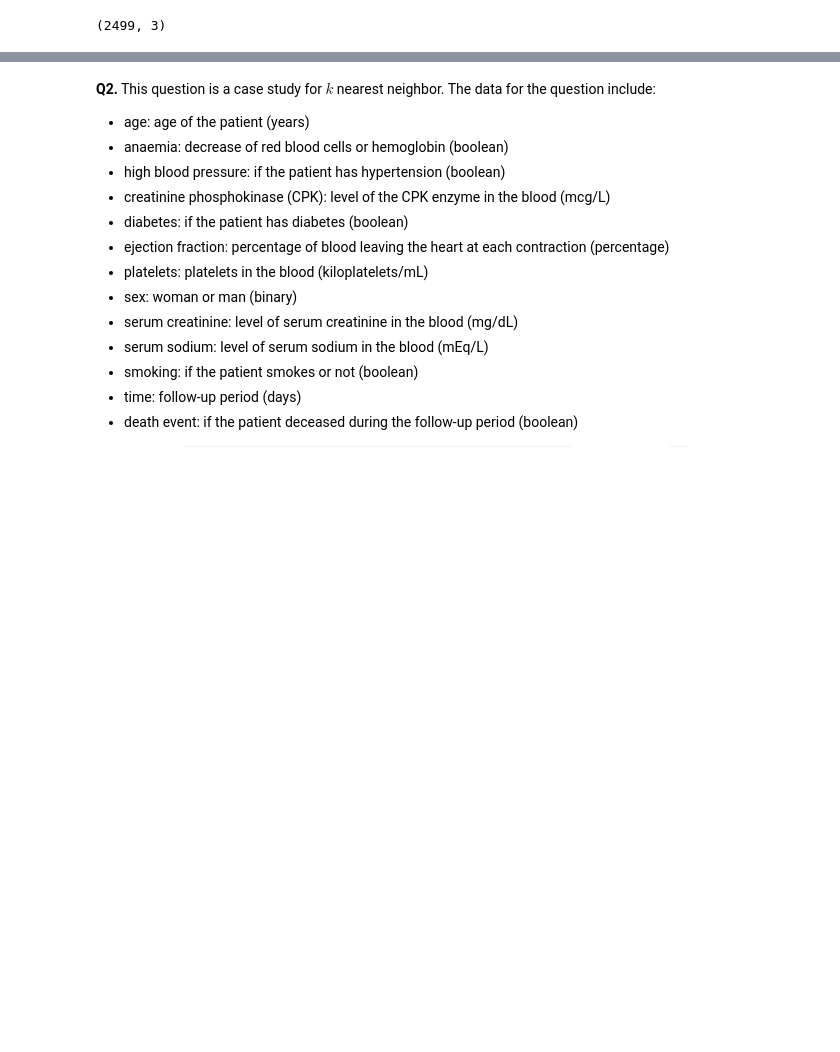
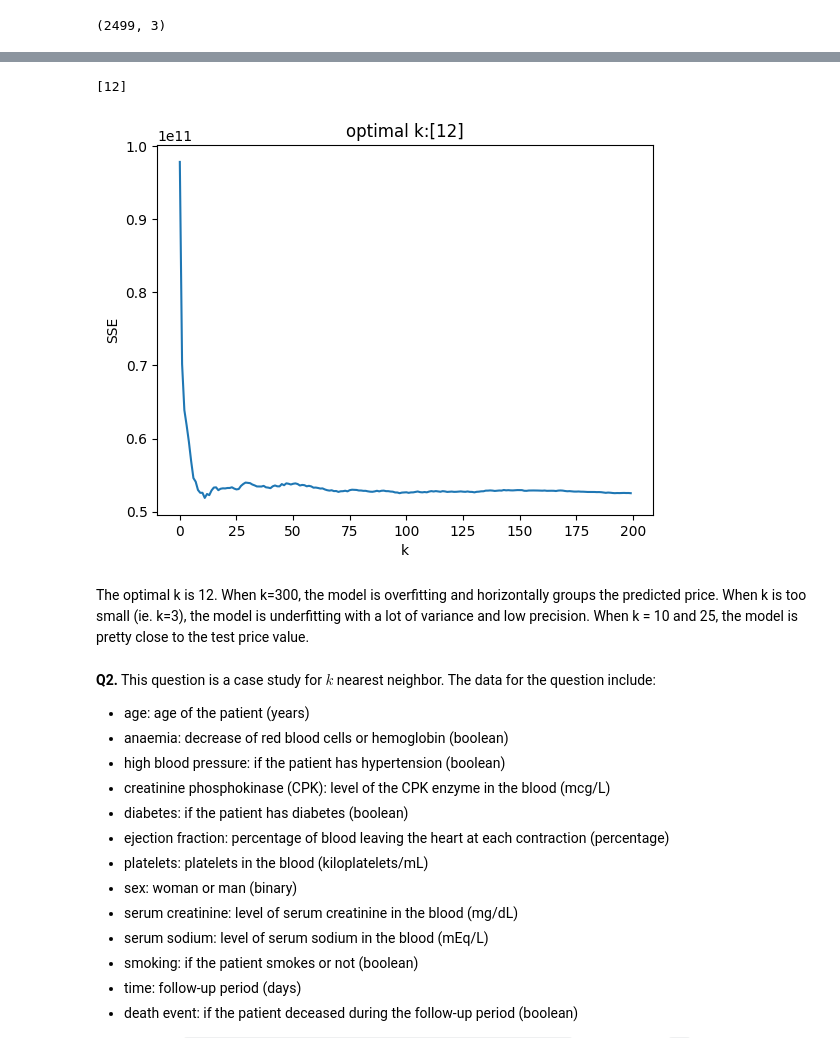
Before and after one commit to CarolWuuu/DS3001_knn, a Jupyter notebook: assignment_knn.ipynb, the cells around one changed output, grey strips where cells are left out. Cells and saved outputs as stored; diff of their text form; code cells hidden in the pictures; blank space fills up the shorter version.

```diff
--- a/assignment_knn.ipynb
+++ b/assignment_knn.ipynb
@@ -55,3 +96,29 @@ def maxmin(arr):
+# %%
+#5
+k_max = 200
+k_grid = np.arange(1,k_max) # The range of k = 1~200
+SSE = np.zeros(k_max)
+
+for k in range(k_max):
+    fitted_model = KNeighborsRegressor(n_neighbors=k+1).fit(X_train,y_train)
+    y_hat = fitted_model.predict(X_test) # Predict values for test set
+    SSE[k] = np.sum( (y_test-y_hat)**2 ) # Save the computed SSE
+
+SSE_min = np.min(SSE) # Lowest recorded SSE
+min_index = np.where(SSE==SSE_min) # Find the indices of y that equal the minimum
+k_opt = k_grid[min_index] # Find the optimal value of k
+print(k_opt)
+
+plt.plot(np.arange(0,k_max),SSE) # Plot SSE by k
+plt.xlabel("k")
+plt.title("optimal k:"+str(k_opt))
+plt.ylabel('SSE')
+plt.show()
+# %% [output]
+[12]
+[figure, added]
+# %% [markdown]
+The optimal k is 12. When k=300, the model is overfitting and horizontally groups the predicted price. When k is too small (ie. k=3), the model is underfitting with a lot of variance and low precision. When k = 10 and 25, the model is pretty close to the test price value.
 # %% [markdown]
 **Q2.** This question is a case study for $k$ nearest neighbor. The data for the question include:
 
```
Also changed, not shown: parts of 4 cells of this notebook.
